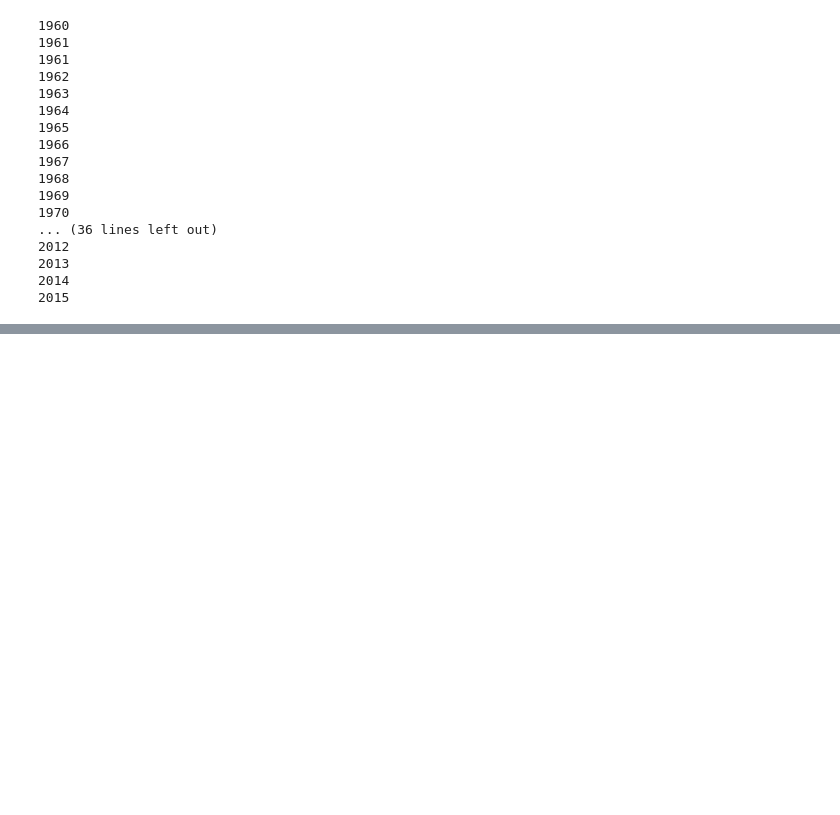
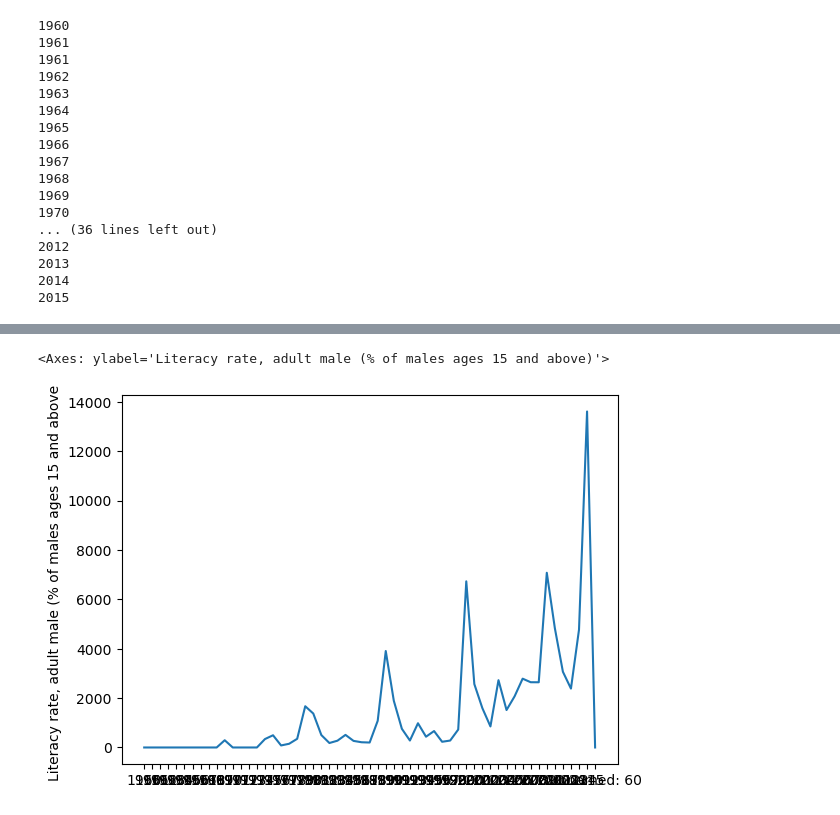
Before and after one commit to taos15/health_nutrition_pandas_eda, a Jupyter notebook: data/greenenotebook.ipynb, the cells around one changed output, grey strips where cells are left out. Saved outputs shown, nothing was run; the diff lists cells and outputs as text; code cells hidden in the pictures; blank space fills up the shorter version.

```diff
--- a/data/greenenotebook.ipynb
+++ b/data/greenenotebook.ipynb
@@ -79,0 +101,5 @@ Text(0, 0.5, 'knowledge about HIV in males')
+# %%
+sn.lineplot(data=total_countries['Literacy rate, adult male (% of males ages 15 and above)'])
+# %% [output]
+<Axes: ylabel='Literacy rate, adult male (% of males ages 15 and above)'>
+[figure, added]
```
Also changed, not shown: parts of 5 cells of this notebook.
